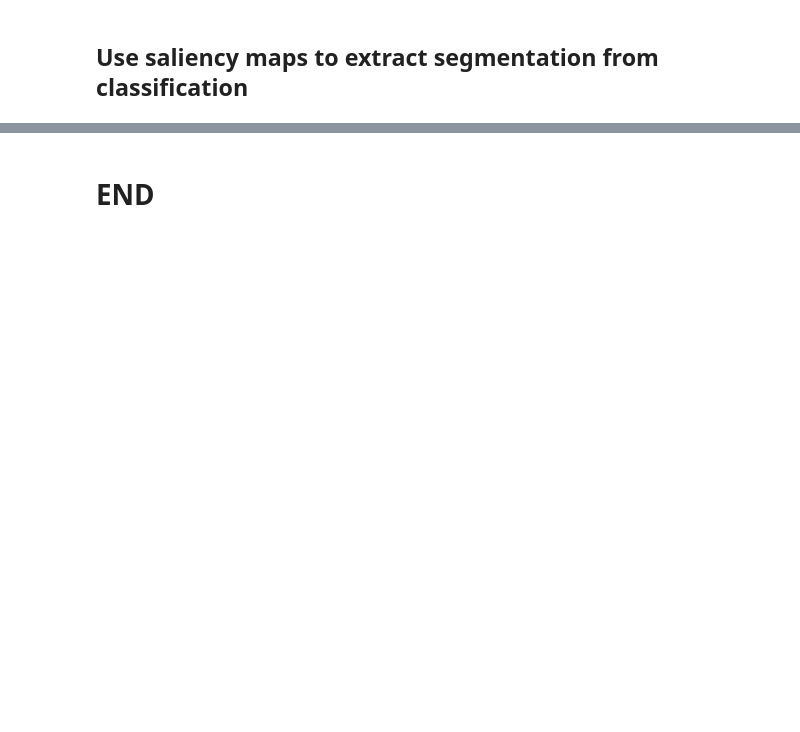
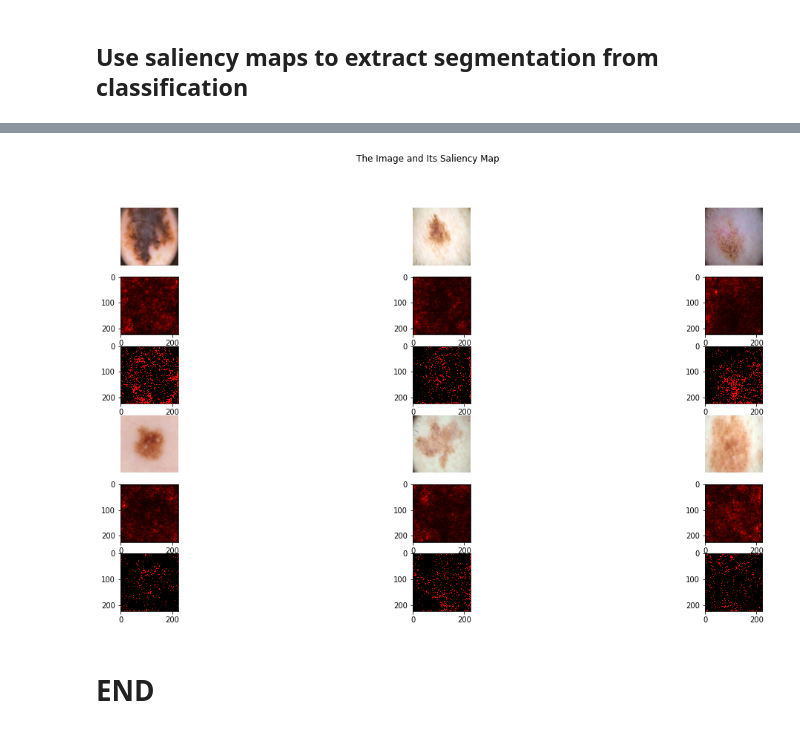
Before and after one commit to nikarav/Deep-Learning-In-Computer-Vision, a Jupyter notebook: Project3/part4.ipynb, the cells around one changed output, grey strips where cells are left out. Cells and saved outputs as stored; diff of their text form; code cells hidden in the pictures; blank space fills up the shorter version.

Commit message:
saliency maps ready

```diff
--- a/Project3/part4.ipynb
+++ b/Project3/part4.ipynb
@@ -1135,2 +1140,78 @@ plt.show()
+# %%
+num_images = 6
+for i, (inputs, labels) in enumerate(test_loader):
+    inputs = inputs.to(device)
+    labels = labels.to(device)
+
+    outputs = resnet_152(inputs)
+    _, preds = torch.max(outputs, 1)
+
+    fig, axs = plt.subplots(6,3, figsize=(20,10))
+    c = 0
+    # plot 6 images in a grid 2x3
+    for j in [0, 3]:
+        for k in range(3):
+            # get the next image
+            img = inputs.data[c]
+            # Reshape the image (because the model use
+            # 4-dimensional tensor (batch_size, channel, width, height))
+            img = img.reshape(1, 3, 224, 224)
+            # Set the device for the image
+            img = img.to(device)
+            # Set the requires_grad_ to the image for retrieving gradients
+            img.requires_grad_()
+
+            # Retrieve output from the image
+            output = resnet_152(img)
+
+            # Catch the output
+            output_idx = output.argmax()
+            output_max = output[0, output_idx]
+
+            # Do backpropagation to get the derivative of the output based on the image
+            output_max.backward()
+
+            # Retireve the saliency map and also pick the maximum value from channels on each pixel.
+            # In this case, we look at dim=1. Recall the shape (batch_size, channel, width, height)
+            saliency, _ = torch.max(img.grad.data.abs(), dim=1)
+            saliency = saliency.reshape(224, 224)
+
+            # try to make the saliency map more extreme
+            saliency_copy = copy.deepcopy(saliency)
+            saliency_copy = torch.sigmoid(saliency_copy)
+            saliency_copy = torch.where(saliency_copy>0.51, 1, 0)
+            # define the colors
+            cmap = mpl.colors.ListedColormap(['r', 'k'])
+            # create a normalize object the describes the limits of
+            # each color
+            bounds = [0., 0.5, 1.]
+            norm = mpl.colors.BoundaryNorm(bounds, cmap.N)
+
+            # Reshape the image
+            img = img.reshape(-1, 224, 224)
+
+            # Visualize the image and the saliency map
+            axs[j,k].imshow(img.cpu().detach().numpy().transpose(1, 2, 0))
+            axs[j,k].axis('off')
+            axs[j+1,k].imshow(saliency.cpu(), cmap='hot')
+            axs[j+2,k].imshow(saliency_copy.cpu(), interpolation='none', cmap=cmap, norm=norm)
+            # axs[j+2,k].imshow(saliency_copy.cpu(), cmap='Greys')
+            axs[j,k].axis('off')
+
+            # go to the next image
+            c += 1
+
+            if c == num_images:
+                break
+
+    # do this with just 1 batch
+    if i == 0:
+        break
+
+# plt.tight_layout()
+plt.suptitle('The Image and Its Saliency Map')
+plt.show()
+# %% [output]
+[figure, added]
 # %% [markdown]
 # END
```
Also changed, not shown: parts of 7 cells of this notebook.
